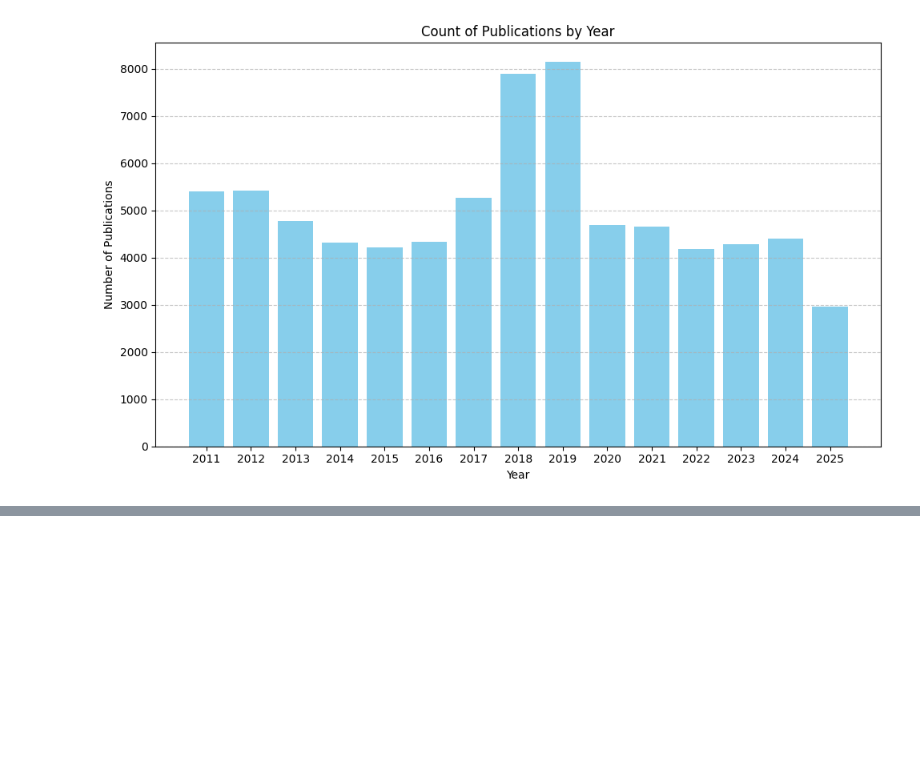
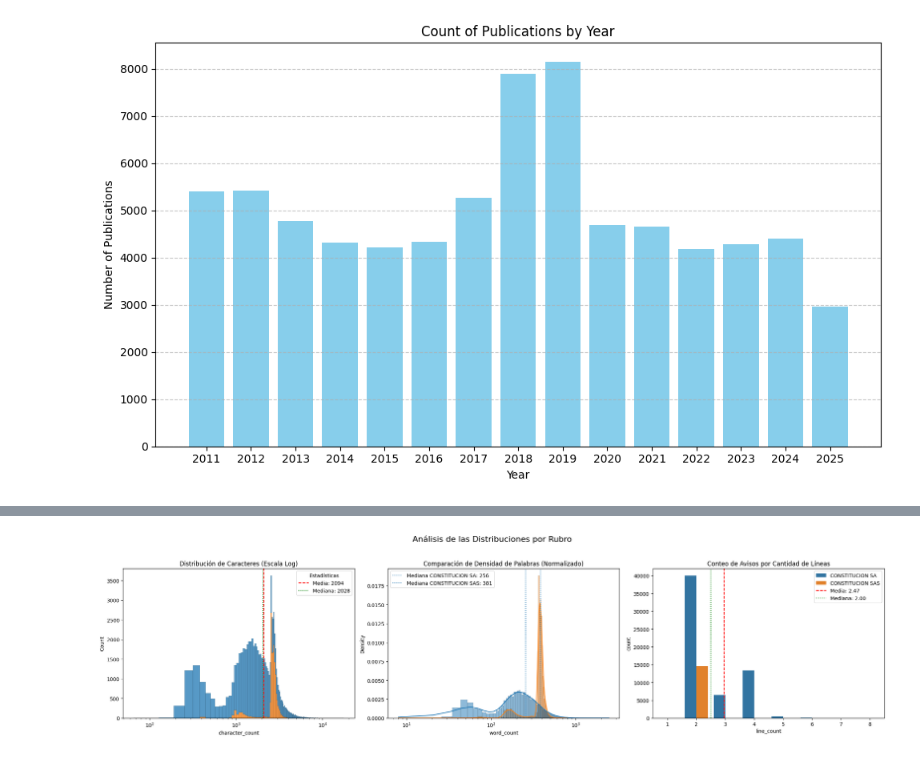
Before and after one commit to Gberlati/bulletin-analysis, a Jupyter notebook: notebooks/eda.ipynb, the cells around one changed output, grey strips where cells are left out. Cells and saved outputs as stored; diff of their text form; code cells hidden in the pictures; blank space fills up the shorter version.

```diff
--- a/notebooks/eda.ipynb
+++ b/notebooks/eda.ipynb
@@ -129,0 +220,56 @@ plot_fecha_publicacion(df_constituciones)
+# %%
+df_constituciones.loc[:, 'character_count'] = df_constituciones['detalle_aviso'].str.len()
+df_constituciones.loc[:, 'word_count'] = df_constituciones['detalle_aviso'].str.split().str.len()
+df_constituciones.loc[:, 'line_count'] = df_constituciones['detalle_aviso'].str.split('\n').str.len()
+# %%
+fig, axes = plt.subplots(1, 3, figsize=(22, 6))
+fig.suptitle('Análisis de las Distribuciones por Rubro', fontsize=16)
+
+# --- 1. Caracteres (Escala Logarítmica y Mediana) ---
+sns.histplot(data=df_constituciones, x='character_count', hue='rubro', multiple='stack', ax=axes[0])
+axes[0].set_title('Distribución de Caracteres (Escala Log)')
+axes[0].set_xscale('log') # Aplicar escala logarítmica
+
+# Añadir líneas de media y mediana
+mean_char = df_constituciones['character_count'].mean()
+median_char = df_constituciones['character_count'].median()
+axes[0].axvline(mean_char, color='r', linestyle='--', label=f'Media: {mean_char:.0f}')
+axes[0].axvline(median_char, color='g', linestyle=':', label=f'Mediana: {median_char:.0f}')
+axes[0].legend(title='Estadísticas')
+
+# --- 2. Palabras (Comparación de Densidad Normalizada) ---
+sns.histplot(
+    data=df_constituciones,
+    x='word_count',
+    hue='rubro',
+    multiple='layer',
+    stat='density',
+    common_norm=False,
+    kde=True,
+    ax=axes[1]
+)
+axes[1].set_title('Comparación de Densidad de Palabras (Normalizado)')
+axes[1].set_xscale('log')
+
+# Calcular y mostrar la mediana para cada rubro
+for rubro_name in df_constituciones['rubro'].unique():
+    median_val = df_constituciones[df_constituciones['rubro'] == rubro_name]['word_count'].median()
+    axes[1].axvline(median_val, linestyle=':', label=f'Mediana {rubro_name}: {median_val:.0f}')
+axes[1].legend()
+
+
+# --- 3. Líneas (Usando un Bar Plot para datos discretos) ---
+# Para datos con pocos valores únicos como 'line_count', un bar plot es a menudo más claro.
+sns.countplot(data=df_constituciones, x='line_count', hue='rubro', ax=axes[2])
+axes[2].set_title('Conteo de Avisos por Cantidad de Líneas')
+mean_line = df_constituciones['line_count'].mean()
+median_line = df_constituciones['line_count'].median()
+axes[2].axvline(mean_line - 0.5, color='r', linestyle='--', label=f'Media: {mean_line:.2f}') # El -0.5 es para centrar la línea entre las barras
+axes[2].axvline(median_line - 0.5, color='g', linestyle=':', label=f'Mediana: {median_line:.2f}')
+axes[2].legend()
+
+
+plt.tight_layout(rect=[0, 0.03, 1, 0.95])
+plt.show()
+# %% [output]
+[figure, added]
```
Also changed, not shown: parts of 51 cells of this notebook, 5 other files.
